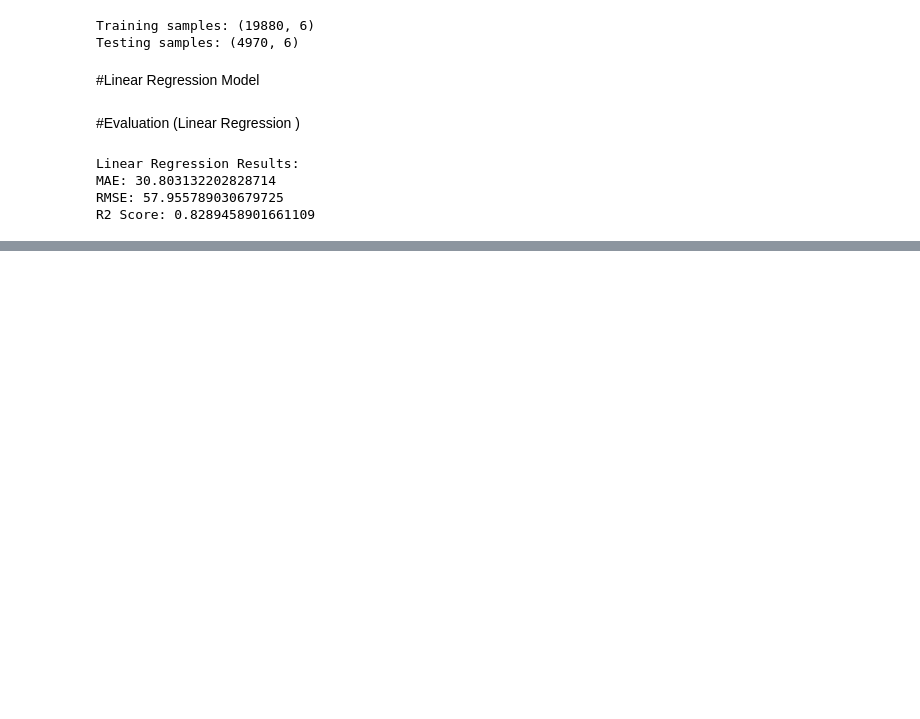
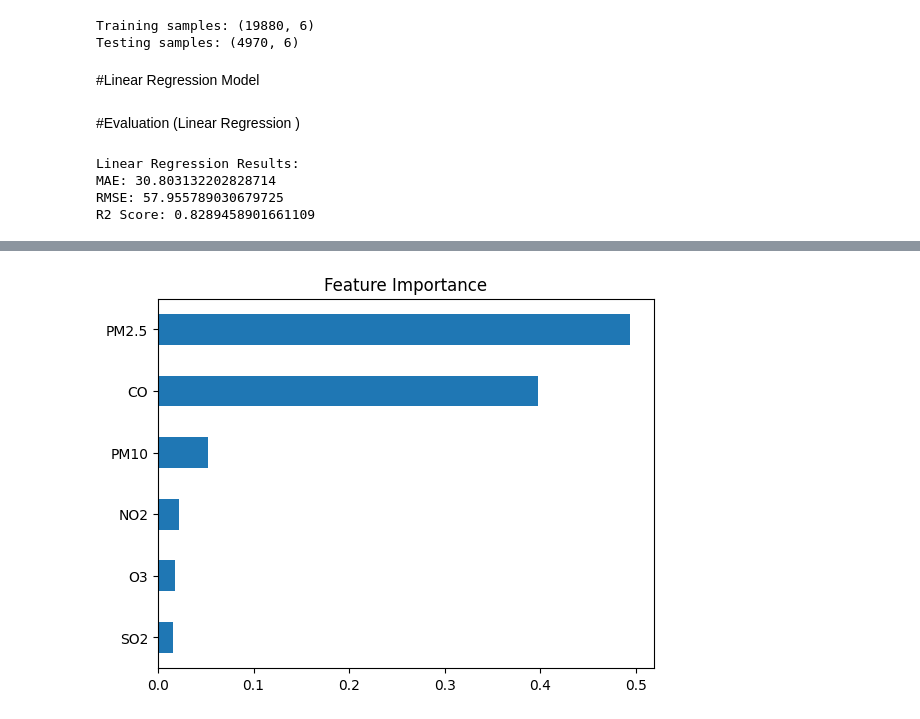
Before and after one commit to riyaMalik07/AQI-ML-Forecasting, a Jupyter notebook: notebooks/AQI_MODEL.ipynb, the cells around one changed output, grey strips where cells are left out. Saved outputs shown, nothing was run; the diff lists cells and outputs as text; code cells hidden in the pictures; blank space fills up the shorter version.

```diff
--- a/notebooks/AQI_MODEL.ipynb
+++ b/notebooks/AQI_MODEL.ipynb
@@ -150,0 +230,9 @@ R2 Score: 0.8289458901661109
+# %%
+feature_importance = pd.Series(rf.feature_importances_, index=X.columns)
+
+feature_importance.sort_values().plot(kind='barh')
+
+plt.title("Feature Importance")
+plt.show()
+# %% [output]
+[figure, added]
```
Also changed, not shown: parts of 7 cells of this notebook.
